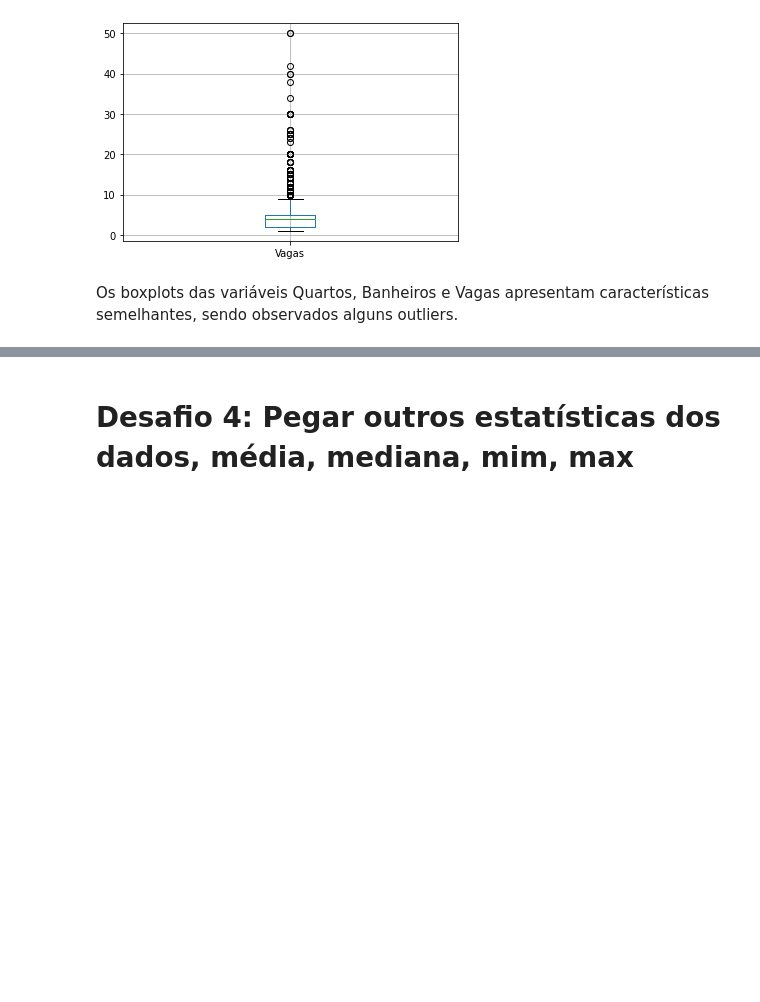
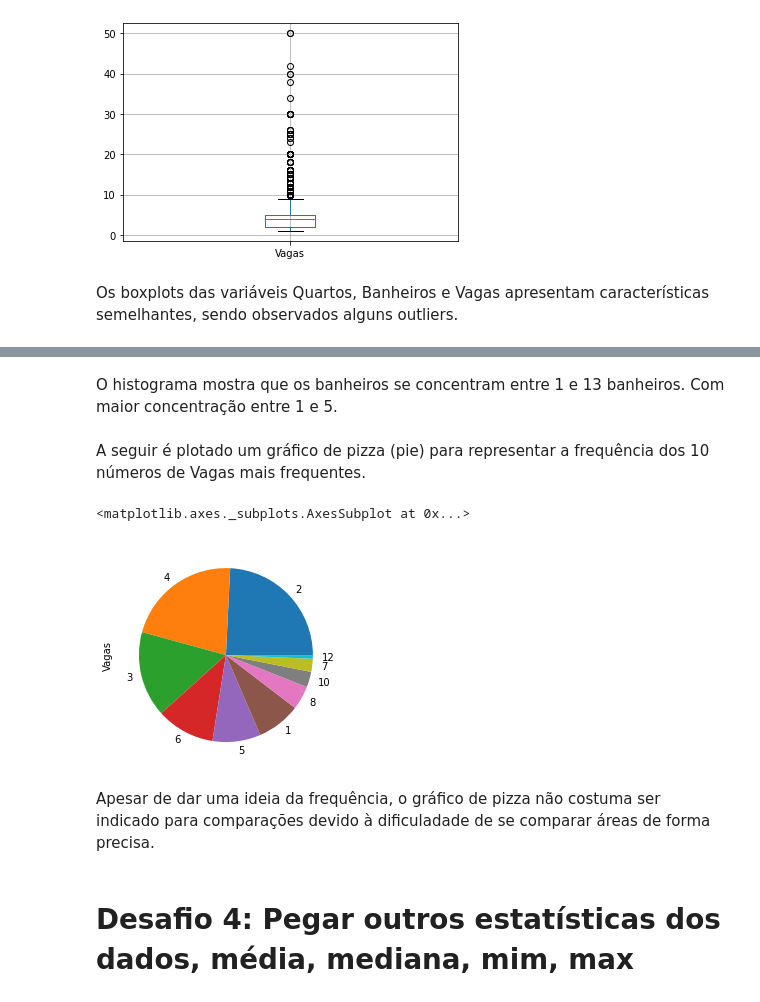
Before and after one commit to yorinori/imersao_dados4_Alura, a Jupyter notebook: Aula01_Imersao_dados_04.ipynb, the cells around one changed output, grey strips where cells are left out. Drawn from its saved outputs; the diff is of its cells as text; code cells hidden in the pictures; blank space fills up the shorter version.

```diff
--- a/Aula01_Imersao_dados_04.ipynb
+++ b/Aula01_Imersao_dados_04.ipynb
@@ -368,3 +395,14 @@ Os boxplots das variáveis Quartos, Banheiros e Vagas apresentam característica
+# %% [markdown]
+O histograma mostra que os banheiros se concentram entre 1 e 13 banheiros. Com maior concentração entre 1 e 5.
+# %% [markdown]
+A seguir é plotado um gráfico de pizza (pie) para representar a frequência dos 10 números de Vagas mais frequentes.
+# %%
+dados['Vagas'].value_counts().sort_values(ascending=False).head(10).plot(kind='pie')
+# %% [output]
+<matplotlib.axes._subplots.AxesSubplot at 0x...>
+[figure, added]
+# %% [markdown]
+Apesar de dar uma ideia da frequência, o gráfico de pizza não costuma ser indicado para comparações devido à dificuladade de se comparar áreas de forma precisa.
 # %% [markdown]
 # Desafio 4: Pegar outros estatísticas dos dados, média, mediana, mim, max
 # %% [markdown]
```
Also changed, not shown: parts of 7 cells of this notebook.
